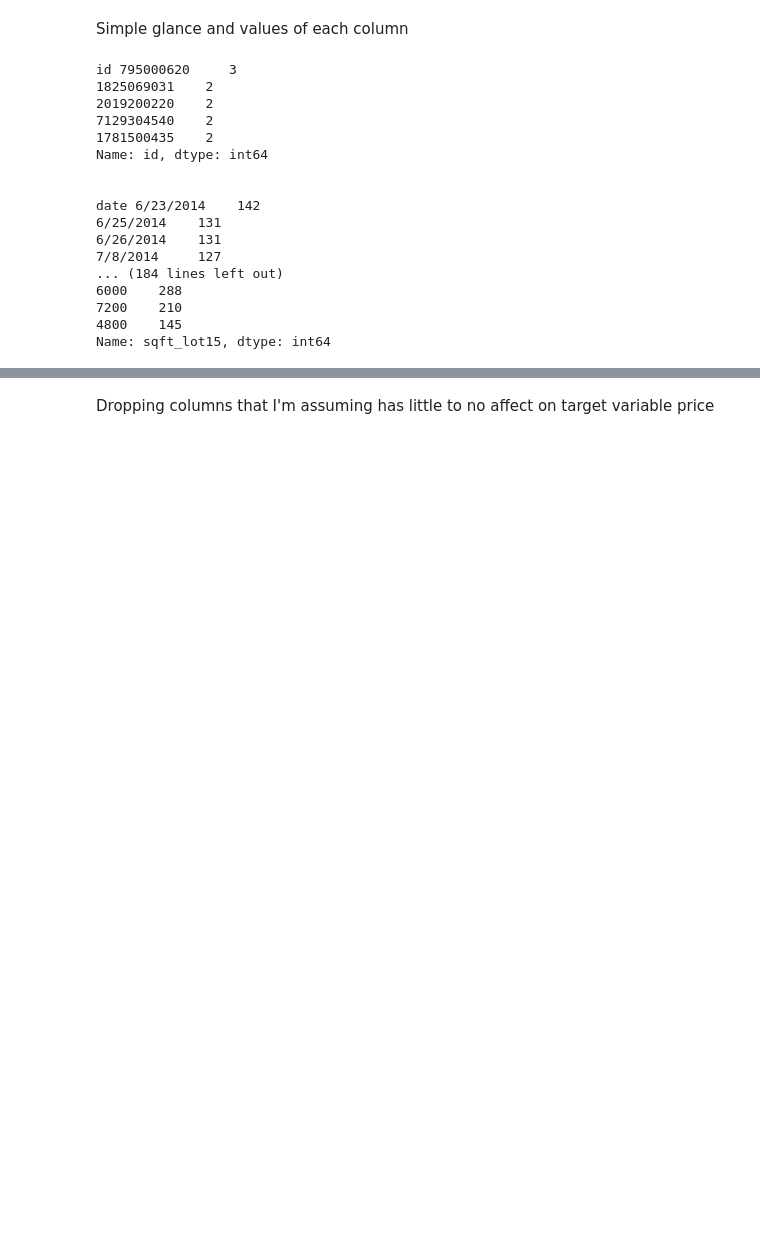
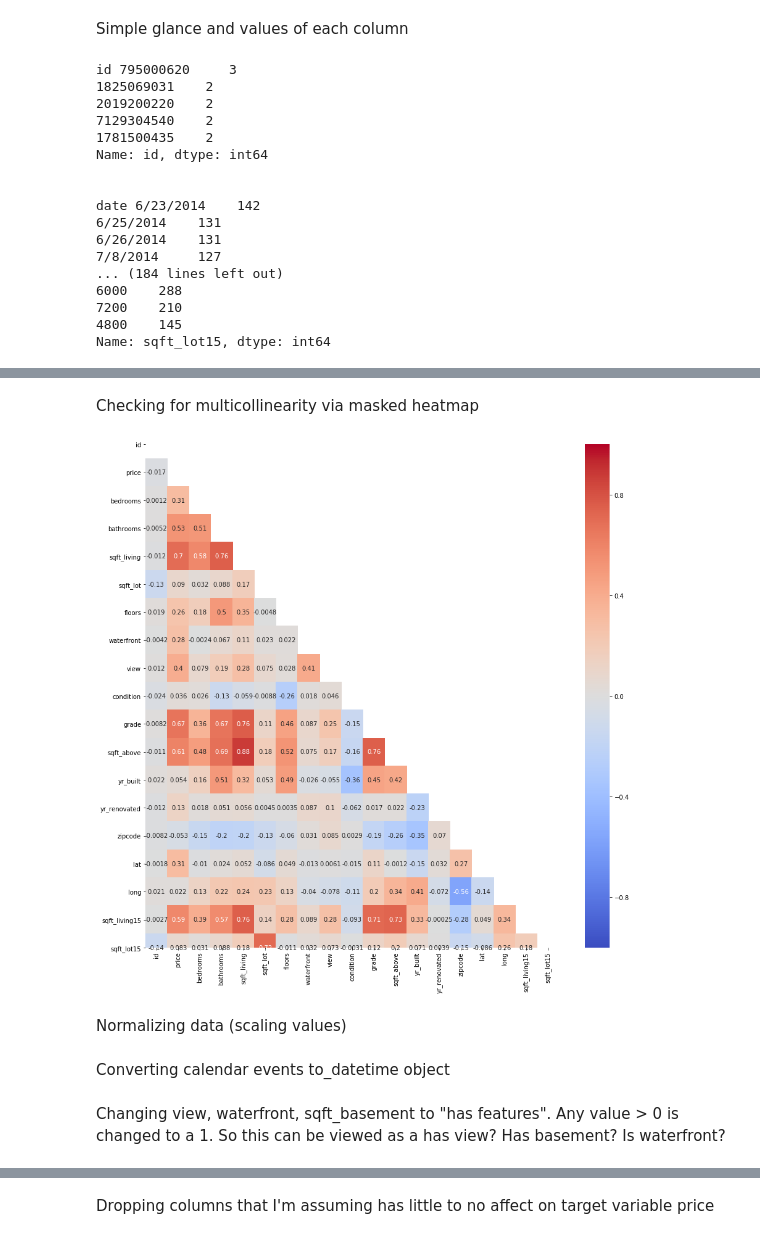
Before and after one commit to Kelvincwaters/dsc-mod-2-project-v2-1-onl01-dtsc-ft-012120, a Jupyter notebook: student.ipynb, the cells around one changed output, grey strips where cells are left out. Cells and saved outputs as stored; diff of their text form; code cells hidden in the pictures; blank space fills up the shorter version.

```diff
--- a/student.ipynb
+++ b/student.ipynb
@@ -122,0 +164,18 @@ Name: sqft_lot15, dtype: int64
+# %% [markdown]
+Checking for multicollinearity via masked heatmap
+# %%
+# correlation map without the duplicated data via mask
+# look good the sqft_above indicates a correlation with an indentical variable
+# sqft_living
+corr = data.corr()
+
+mask = np.zeros_like(corr, dtype= np.bool)
+mask[np.triu_indices_from(mask)] = True
+plt.figure(figsize=(15,15))
+sns.heatmap(corr, vmin=-1, cmap='coolwarm', annot=True, mask = mask);
+# %% [output]
+[figure, added]
+# %% [markdown]
+Normalizing data (scaling values)
+# %% [markdown]
+Converting calendar events to_datetime object
@@ -122,0 +194,2 @@ Name: sqft_lot15, dtype: int64
+# %% [markdown]
+Changing view, waterfront, sqft_basement to "has features". Any value > 0 is changed to a 1. So this can be viewed as a has view? Has basement? Is waterfront?
```
Also changed, not shown: parts of 56 cells of this notebook, 6 other files.
